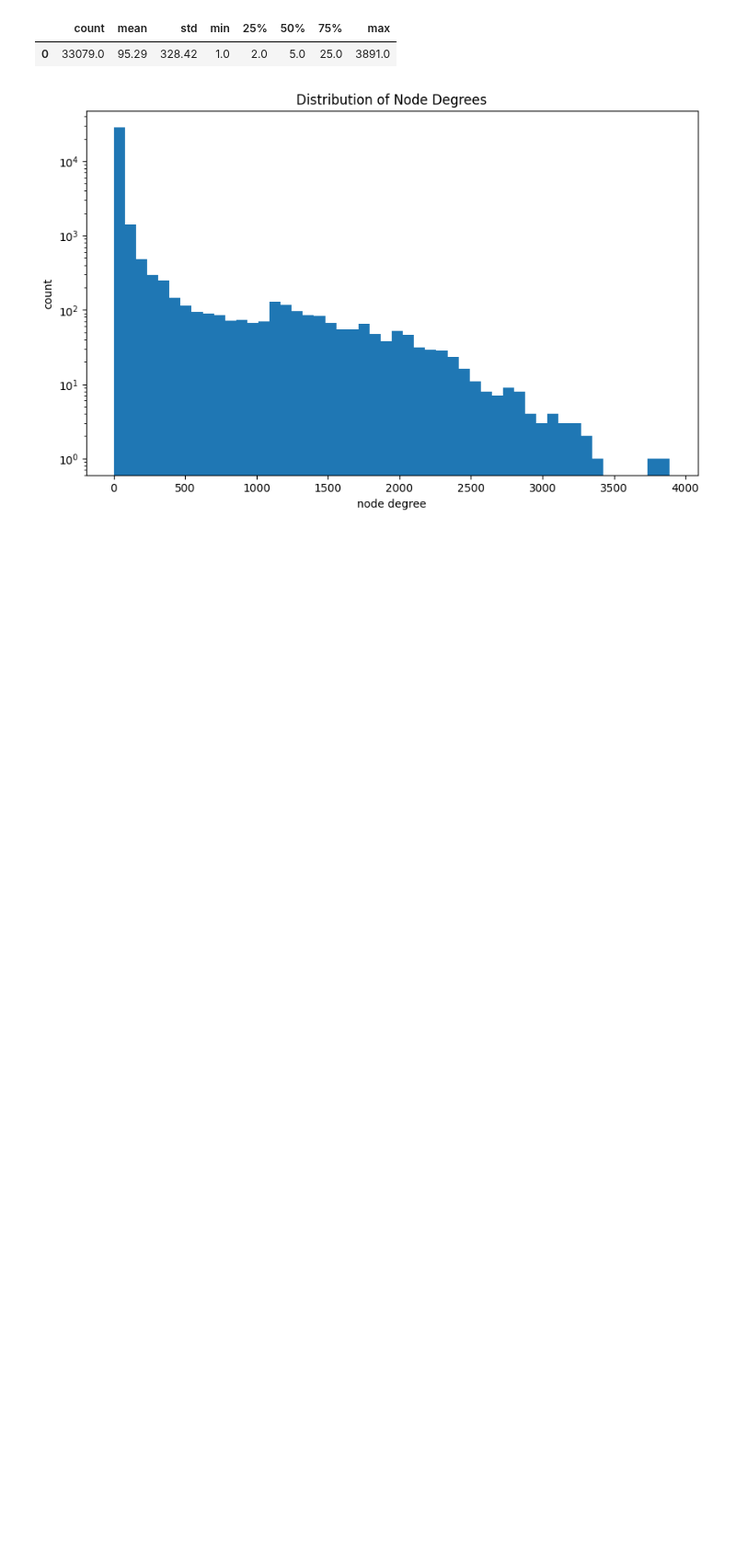
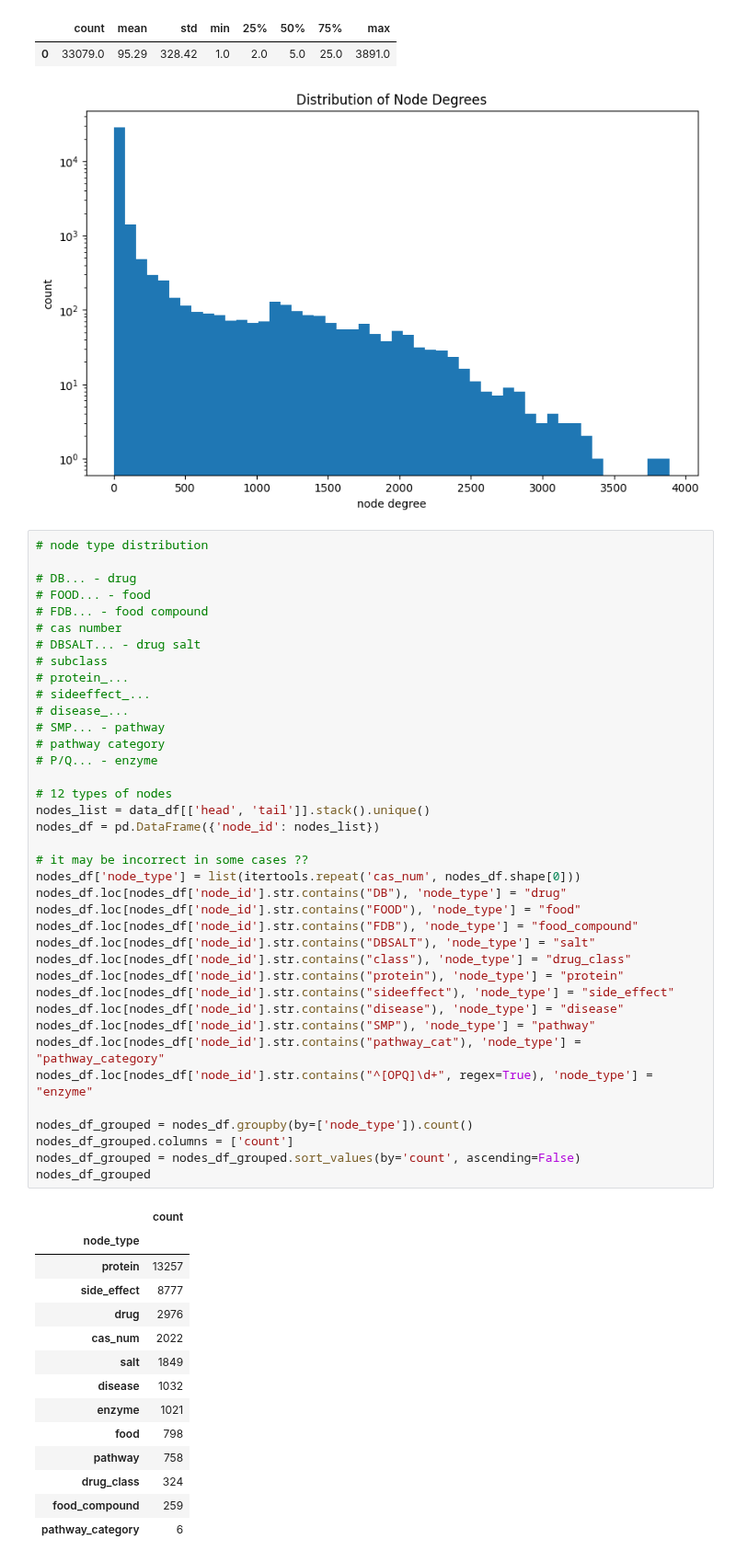
Before and after one commit to marketakrenkova/drug-interaction-prediction, a Jupyter notebook: data_processing/analysis.ipynb, the cells around one changed output. Shown at 92% size. Cells and saved outputs as stored; diff of their text form; blank space fills up the shorter version.

Commit message:
drug-food interaction processing

```diff
--- a/data_processing/analysis.ipynb
+++ b/data_processing/analysis.ipynb
@@ -332,3 +327,56 @@ plt.show()
 |  | count | mean | std | min | 25% | 50% | 75% | max |
 | 0 | 33079.0 | 95.29 | 328.42 | 1.0 | 2.0 | 5.0 | 25.0 | 3891.0 |
 [figure]
+# %%
+# node type distribution
+
+# DB... - drug
+# FOOD... - food
+# FDB... - food compound
+# cas number
+# DBSALT... - drug salt
+# subclass
+# protein_...
+# sideeffect_...
+# disease_...
+# SMP... - pathway
+# pathway category
+# P/Q... - enzyme
+
+# 12 types of nodes
+nodes_list = data_df[['head', 'tail']].stack().unique()
+nodes_df = pd.DataFrame({'node_id': nodes_list})
+
+# it may be incorrect in some cases ??
+nodes_df['node_type'] = list(itertools.repeat('cas_num', nodes_df.shape[0]))
+nodes_df.loc[nodes_df['node_id'].str.contains("DB"), 'node_type'] = "drug"
+nodes_df.loc[nodes_df['node_id'].str.contains("FOOD"), 'node_type'] = "food"
+nodes_df.loc[nodes_df['node_id'].str.contains("FDB"), 'node_type'] = "food_compound"
+nodes_df.loc[nodes_df['node_id'].str.contains("DBSALT"), 'node_type'] = "salt"
+nodes_df.loc[nodes_df['node_id'].str.contains("class"), 'node_type'] = "drug_class"
+nodes_df.loc[nodes_df['node_id'].str.contains("protein"), 'node_type'] = "protein"
+nodes_df.loc[nodes_df['node_id'].str.contains("sideeffect"), 'node_type'] = "side_effect"
+nodes_df.loc[nodes_df['node_id'].str.contains("disease"), 'node_type'] = "disease"
+nodes_df.loc[nodes_df['node_id'].str.contains("SMP"), 'node_type'] = "pathway"
+nodes_df.loc[nodes_df['node_id'].str.contains("pathway_cat"), 'node_type'] = "pathway_category"
+nodes_df.loc[nodes_df['node_id'].str.contains("^[OPQ]\d+", regex=True), 'node_type'] = "enzyme"
+
+nodes_df_grouped = nodes_df.groupby(by=['node_type']).count()
+nodes_df_grouped.columns = ['count']
+nodes_df_grouped = nodes_df_grouped.sort_values(by='count', ascending=False)
+nodes_df_grouped
+# %% [output]
+|  | count |
+| node_type |  |
+| protein | 13257 |
+| side_effect | 8777 |
+| drug | 2976 |
+| cas_num | 2022 |
+| salt | 1849 |
+| disease | 1032 |
+| enzyme | 1021 |
+| food | 798 |
+| pathway | 758 |
+| drug_class | 324 |
+| food_compound | 259 |
+| pathway_category | 6 |
```
Also changed, not shown: parts of 10 cells of this notebook, 3 other files.
